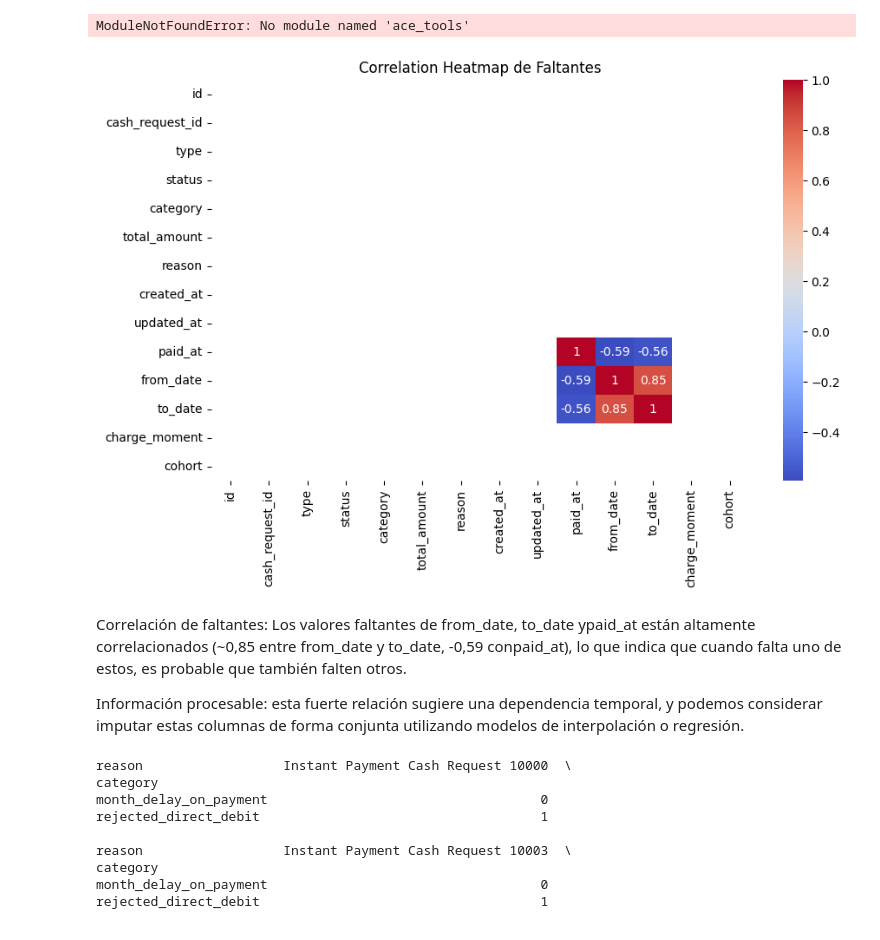
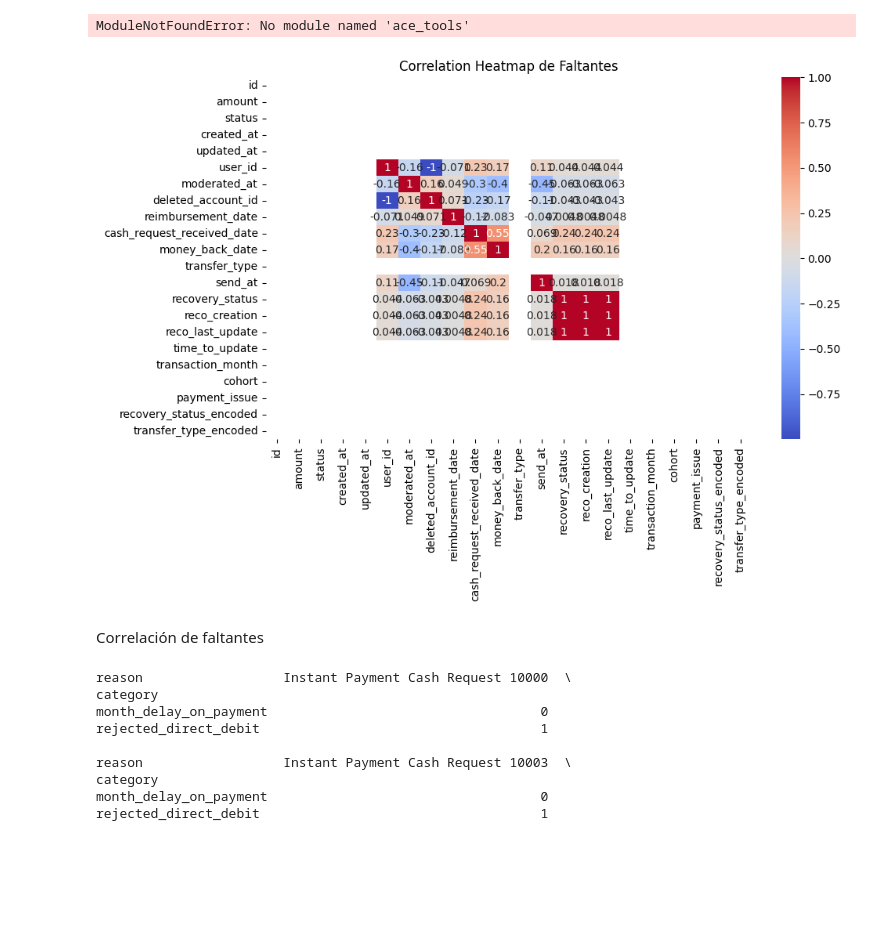
Before and after one commit to Julix4/UOC_proj2_cohortes, a Jupyter notebook: analisis/02-analisis-calidad-datos-cashrequest.ipynb, the cells around one changed output. Cells and saved outputs as stored; diff of their text form; code cells hidden in the pictures; blank space fills up the shorter version.

```diff
--- a/analisis/02-analisis-calidad-datos-cashrequest.ipynb
+++ b/analisis/02-analisis-calidad-datos-cashrequest.ipynb
@@ -228,0 +150,21 @@ El estado de payment_issue puede justificar valores faltantes en columnas relaci
+# %%
+# Convertir `recovery_status` en variable numérica (Label Encoding)
+recovery_status_mapping = {
+    'completed': 0,
+    'pending': 1,
+    'pending_direct_debit': 2,
+    'cancelled': 3,
+    np.nan: 4  # Tratar Nan como categoria aparte
+}
+
+# Aplicar el mapping a la columna
+df_cashrequest['recovery_status_encoded'] = df_cashrequest['recovery_status'].map(recovery_status_mapping)
+
+# Convertir `transfer_type` en variable numérica (Label Encoding)
+transfer_type_mapping = {
+    'regular': 0,
+    'instant': 1
+}
+
+# Aplicar el mapping a la columna
+df_cashrequest['transfer_type_encoded'] = df_cashrequest['transfer_type'].map(transfer_type_mapping)
@@ -278,22 +209,19 @@ empty_deleted_percentage
 ModuleNotFoundError: No module named 'ace_tools'
 # %%
 # Binary DataFrame para valores faltantes
-missing_binary = df_fees.isnull().astype(int)
+missing_binary = df_cashrequest.isnull().astype(int)
 
 # correlacion de faltantes
 missing_corr = missing_binary.corr()
 
 plt.figure(figsize=(10, 6))
 sns.heatmap(missing_corr, annot=True, cmap="coolwarm")
 plt.title("Correlation Heatmap de Faltantes")
 plt.show()
 # %% [output]
-[figure, old version]
+[figure, new version]
-# %% [markdown]
-Correlación de faltantes:
-Los valores faltantes de from_date, to_date ypaid_at están altamente correlacionados (~0,85 entre from_date y to_date, -0,59 conpaid_at), lo que indica que cuando falta uno de estos, es probable que también falten otros.
-
-Información procesable: esta fuerte relación sugiere una dependencia temporal, y podemos considerar imputar estas columnas de forma conjunta utilizando modelos de interpolación o regresión.
+# %% [markdown]
+Correlación de faltantes
 # %%
 # Cross-tabulation with 'reason' and 'type'
 print(pd.crosstab(df_fees['category'], df_fees['reason']))
```
Also changed, not shown: parts of 12 cells of this notebook, 2 other files.
